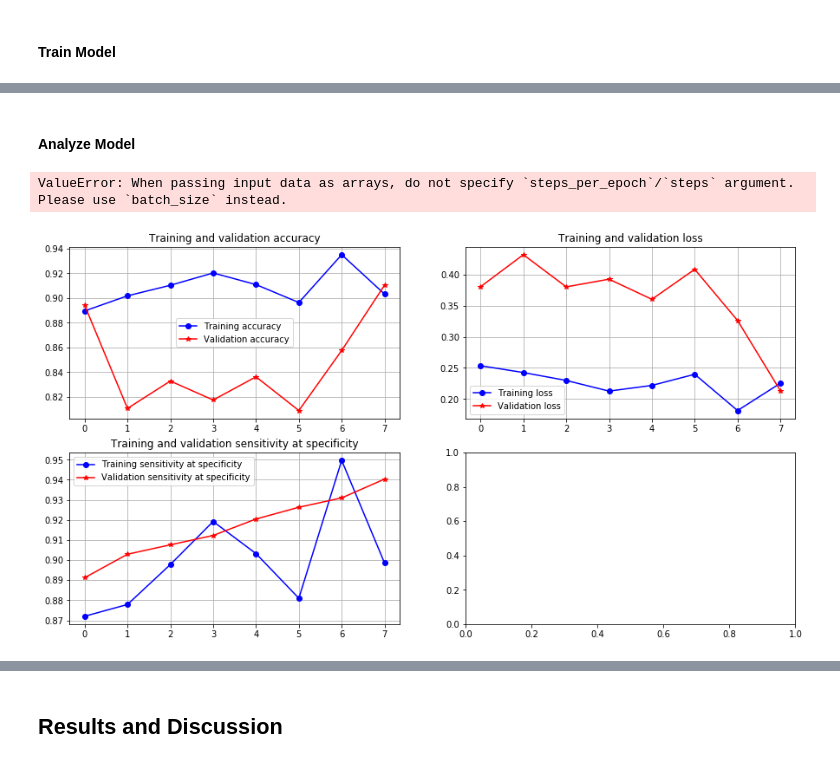
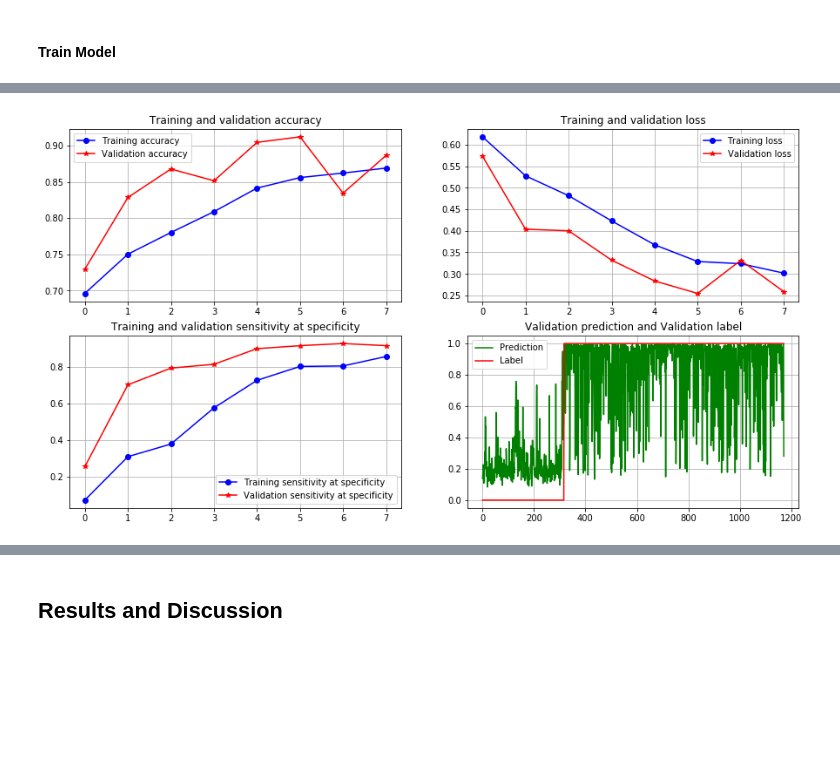
Before and after one commit to MLSTS/CaseAnalysisandPrediction, a Jupyter notebook: Case 2/Case 2 - Pneumonia X-Ray Image Analysis.ipynb, the cells around one changed output, grey strips where cells are left out. Cells and saved outputs as stored; diff of their text form; code cells hidden in the pictures; blank space fills up the shorter version.

```diff
--- a/Case 2/Case 2 - Pneumonia X-Ray Image Analysis.ipynb
+++ b/Case 2/Case 2 - Pneumonia X-Ray Image Analysis.ipynb
@@ -653,5 +573,0 @@ _________________________________________________________________
-# %%
-train_labels = train_generator.classes # Get labels from the train generator
-train_generator.class_mode = False
-train_feature_batch = conv_base.predict(train_generator) # Extract feature from the train set using VGG16
-train_feature_batch.shape
@@ -681,6 +609,6 @@ model.summary()
 #### Compile Model
 # %%
 M = ['accuracy', FalsePositives(), FalseNegatives(), SensitivityAtSpecificity(0.90)] # Define model metrics
-model.compile(loss = 'binary_crossentropy', optimizer = optimizers.RMSprop(lr = 1e-4), metrics = M)
+model.compile(loss = 'binary_crossentropy', optimizer = 'adam', metrics = M)
 # %% [markdown]
 #### Train Model
@@ -693,21 +617,21 @@ E = 8 # Number of epochs (2**3)
 
 time_start = time.time() # Start the timer
 
-history = model.fit(train_feature_batch, # Train model
-                    train_labels,
-                    steps_per_epoch=8,
-                    verbose=0,
-                    epochs=E,
-                    use_multiprocessing=True
-                   )
+history = model.fit_generator( # Train model
+    train_generator,
+    steps_per_epoch = 16, # Choose steps per epoch by 220 (Batch size) * 16 = 3512 (Total train sample)
+    verbose = 0,
+    epochs = E,
+    validation_data = validation_generator,
+    validation_steps = 8) # Choose validation steps by 147 (Batch size) * 8 = 1172 (Total validation sample)
 
 time_end = time.time() # Stop the timer
-time_elapsed = time_end - time_start # Calculate the training time
+time_elapsed = time_end - time_start # Calculate the fitting time
 time_per_epoch = time_elapsed / E # Calculate the training time per epoch
 
 print("Model trained")
 print(f"Time elapsed: {time_elapsed:.0f} seconds")
 print(f"Time per epoch: {time_per_epoch:.2f} seconds")
 
-model.save('Case2_Model_3.h5') # Save the model
+model.save('Case2_Model_2.h5') # Save the model
 print("Model saved")
@@ -716,45 +649,48 @@ history.history.keys()
-# %% [markdown]
-#### Analyze Model
 # %%
 # Assign new variables for analyze
 accuracy = history.history['accuracy']
-false_positives = history.history['false_positives_7']
-false_negatives = history.history['false_negatives_16']
-sensitivity_at_specificity = history.history['sensitivity_at_specificity_16']
+val_accuracy = history.history['val_accuracy']
+false_positives = history.history['false_positives_2']
+val_false_positives = history.history['val_false_positives_2']
+false_negatives = history.history['false_negatives_4']
+val_false_negatives = history.history['val_false_negatives_4']
+sensitivity_at_specificity = history.history['sensitivity_at_specificity_4']
+val_sensitivity_at_specificity = history.history['val_sensitivity_at_specificity_4']
 loss = history.history['loss']
+val_loss = history.history['val_loss']
 epochs = range(len(accuracy))
 # %%
 fig, axs = subplots(2, 2, figsize=(15,8))
 
 # Plot training and validation accuracy
 axs[0][0].plot(epochs, accuracy, 'bo-', label='Training accuracy')
 axs[0][0].plot(epochs, val_accuracy, 'r*-', label='Validation accuracy')
 axs[0][0].set_title('Training and validation accuracy')
 axs[0][0].grid ()
 axs[0][0].legend()
 
 # Plot training and validation loss
 axs[0][1].plot(epochs, loss, 'bo-', label='Training loss')
 axs[0][1].plot(epochs, val_loss, 'r*-', label='Validation loss')
 axs[0][1].set_title('Training and validation loss')
 axs[0][1].grid()
 axs[0][1].legend()
 # Plot training and validation sensitivity at specificity
 axs[1][0].plot(epochs, sensitivity_at_specificity, 'bo-', label='Training sensitivity at specificity')
 axs[1][0].plot(epochs, val_sensitivity_at_specificity, 'r*-', label='Validation sensitivity at specificity')
 axs[1][0].set_title('Training and validation sensitivity at specificity')
 axs[1][0].grid ()
 axs[1][0].legend()
 
 # Plot validation prediction and validation label
-test_predictions = model.predict_generator(test_feature_batch).flatten()
-axs[1][1].plot(test_predictions, label = 'Prediction', color = 'g')
-axs[1][1].plot(test_labels, label = 'Label', color = 'r')
+validation_labels = validation_generator.classes
+validation_predictions = model.predict_generator(validation_generator).flatten()
+axs[1][1].plot(validation_predictions, label = 'Prediction', color = 'g')
+axs[1][1].plot(validation_labels, label = 'Label', color = 'r')
 axs[1][1].set_title('Validation prediction and Validation label')
 axs[1][1].grid()
 axs[1][1].legend()
 
 show()
 # %% [output]
-ValueError: When passing input data as arrays, do not specify `steps_per_epoch`/`steps` argument. Please use `batch_size` instead.
-[figure, old version]
+[figure, new version]
```
Also changed, not shown: parts of 66 cells of this notebook, 3 other files.
